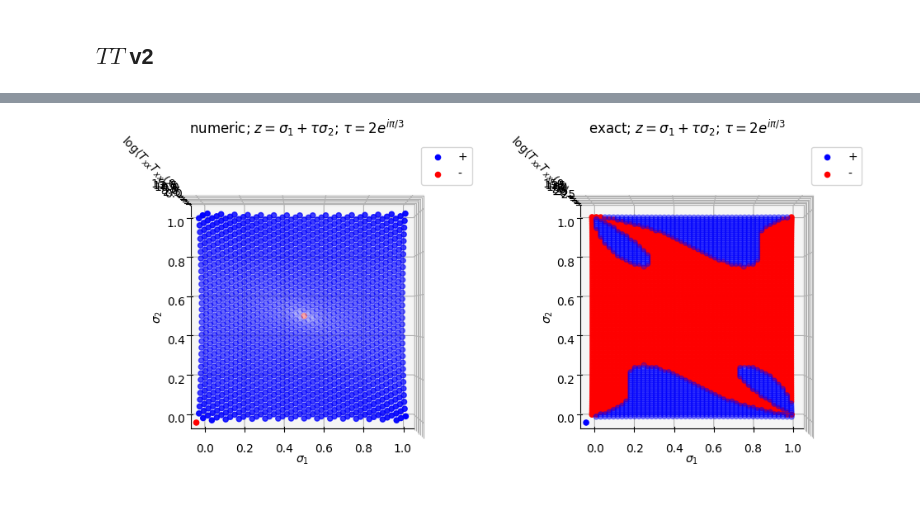
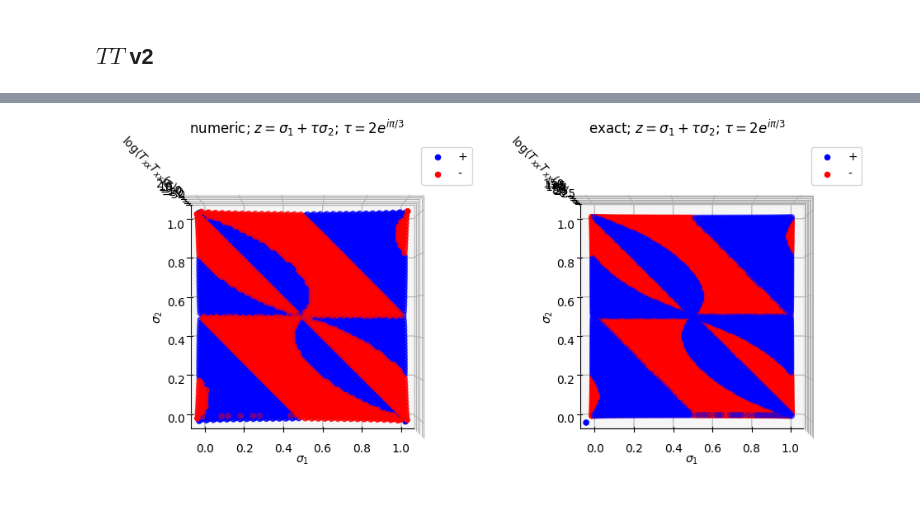
Before and after one commit to nobuyukimatsumoto68/fermion, a Jupyter notebook: analysis/analysis_combined.ipynb, the cells around one changed output, grey strips where cells are left out. Cells and saved outputs as stored; diff of their text form; code cells hidden in the pictures.

```diff
--- a/analysis/analysis_combined.ipynb
+++ b/analysis/analysis_combined.ipynb
@@ -11,10 +11,9 @@ from mpl_toolkits.mplot3d import Axes3D
 
 %matplotlib widget
 # %%
-Lx = 48 # 384 # 768 # 1536
+Lx = 96 # 384 # 768 # 1536
 Ly = 2*Lx
-
-m = 0.0
+nu = 3
 
 tau = Ly/Lx*np.exp( 1.0j*np.pi/3 )
 # %%
@@ -913,22 +937,0 @@ E2K2 = np.loadtxt("../data/m0.000000Lx48Ly96alat0.010000nu3E2K2.dat")
-# %%
-E0E = np.loadtxt("../data/m0.000000Lx48Ly96alat0.010000nu3E0E.dat")
-E1E = np.loadtxt("../data/m0.000000Lx48Ly96alat0.010000nu3E1E.dat")
-E2E = np.loadtxt("../data/m0.000000Lx48Ly96alat0.010000nu3E2E.dat")
-#
-EE0 = np.loadtxt("../data/m0.000000Lx48Ly96alat0.010000nu3EE0.dat")
-EE1 = np.loadtxt("../data/m0.000000Lx48Ly96alat0.010000nu3EE1.dat")
-EE2 = np.loadtxt("../data/m0.000000Lx48Ly96alat0.010000nu3EE2.dat")
-#
-EE = np.loadtxt("../data/m0.000000Lx48Ly96alat0.010000nu3EE.dat")
-# %%
-E0E0 = np.loadtxt("../data/m0.000000Lx48Ly96alat0.010000nu3E0E0.dat")
-E0E1 = np.loadtxt("../data/m0.000000Lx48Ly96alat0.010000nu3E0E1.dat")
-E0E2 = np.loadtxt("../data/m0.000000Lx48Ly96alat0.010000nu3E0E2.dat")
-#
-E1E0 = np.loadtxt("../data/m0.000000Lx48Ly96alat0.010000nu3E1E0.dat")
-E1E1 = np.loadtxt("../data/m0.000000Lx48Ly96alat0.010000nu3E1E1.dat")
-E1E2 = np.loadtxt("../data/m0.000000Lx48Ly96alat0.010000nu3E1E2.dat")
-#
-E2E0 = np.loadtxt("../data/m0.000000Lx48Ly96alat0.010000nu3E2E0.dat")
-E2E1 = np.loadtxt("../data/m0.000000Lx48Ly96alat0.010000nu3E2E1.dat")
-E2E2 = np.loadtxt("../data/m0.000000Lx48Ly96alat0.010000nu3E2E2.dat")
@@ -957,3 +945,7 @@ array([-0.5625    ,  0.01848193,  0.00500644, ...,  0.0032695 ,
+# %%
+Tn0Tn1 = K0K1 - 0.5*(K0E+K0E1) - 0.5*(EK1+E0K1) + 0.25*(EE+EE1+E0E+E0E1)
+Tn0Tn2 = K0K2 - 0.5*(K0E+K0E2) - 0.5*(EK2+E0K2) + 0.25*(EE+EE2+E0E+E0E2)
+TnxxTnxy = (2.0*np.pi)**2 * 1.0 / (np.sqrt(3.0) * alat**2) * 1.0/r**4 * (np.array(Tn0Tn2) - np.array(Tn0Tn1))
 # %%
 plt.close()
 fig = plt.figure(figsize=plt.figaspect(0.5))
@@ -976,36 +1052,35 @@ fig = plt.figure(figsize=plt.figaspect(0.5))
 
 ax = fig.add_subplot(121, projection='3d')
 ax.view_init(elev=90., azim=-90)
 
-ax.scatter(K0K0.T[0]/Lx, K0K0.T[1]/Ly, np.log(TnxxTnxx.T[2]), c='b', marker='o', label="+")
-ax.scatter(K0K0.T[0]/Lx, K0K0.T[1]/Ly, np.log(-TnxxTnxx.T[2]), c='r', marker='o', label="-")
-# ax.scatter(tt0000.T[0]/Lx, tt0000.T[1]/Ly, np.log(-TxxTxx.T[6]), c='r', marker='o', label="-")
+ax.scatter(K0K0.T[0]/Lx, K0K0.T[1]/Ly, np.log(TnxxTnxy.T[2]), c='b', marker='o', label="+")
+ax.scatter(K0K0.T[0]/Lx, K0K0.T[1]/Ly, np.log(-TnxxTnxy.T[2]), c='r', marker='o', label="-")
 
 ax.legend()
 ax.set_xlabel("$\\sigma_1$")
 ax.set_ylabel("$\\sigma_2$")
 ax.set_zlabel("${\\rm log} \\langle T_{xx}T_{xx}(z) \\rangle$")
 ax.set_title("numeric; $z=\\sigma_1+\\tau \\sigma_2$; $\\tau = 2e^{i\\pi/3}$")
 
 #################
 
 ax = fig.add_subplot(122, projection='3d')
 ax.view_init(elev=90., azim=-90)
 
-ax.scatter(TTconn_analytic.T[0], TTconn_analytic.T[1], np.log(2.0*np.real(TTconn_analytic.T[2])),
+ax.scatter(TTconn_analytic.T[0], TTconn_analytic.T[1], np.log(-2.0*np.imag(TTconn_analytic.T[2])),
            c='b', marker='o', label="+")
-ax.scatter(TTconn_analytic.T[0], TTconn_analytic.T[1], np.log(-2.0*np.real(TTconn_analytic.T[2])),
+ax.scatter(TTconn_analytic.T[0], TTconn_analytic.T[1], np.log(2.0*np.imag(TTconn_analytic.T[2])),
            c='r', marker='o', label="-")
 
 ax.legend()
 ax.set_xlabel("$\\sigma_1$")
 ax.set_ylabel("$\\sigma_2$")
 ax.set_zlabel("${\\rm log} \\langle T_{xx}T_{xx}(z) \\rangle$")
 ax.set_title("exact; $z=\\sigma_1+\\tau \\sigma_2$; $\\tau = 2e^{i\\pi/3}$")
 
 #################
 
 fig.tight_layout()
 # plt.savefig('../plt/TxxTxx_above.pdf',bbox_inches='tight')
 # %% [output]
-[figure, old version]
+[figure, new version]
```
Also changed, not shown: parts of 50 cells of this notebook, 5 other files.
